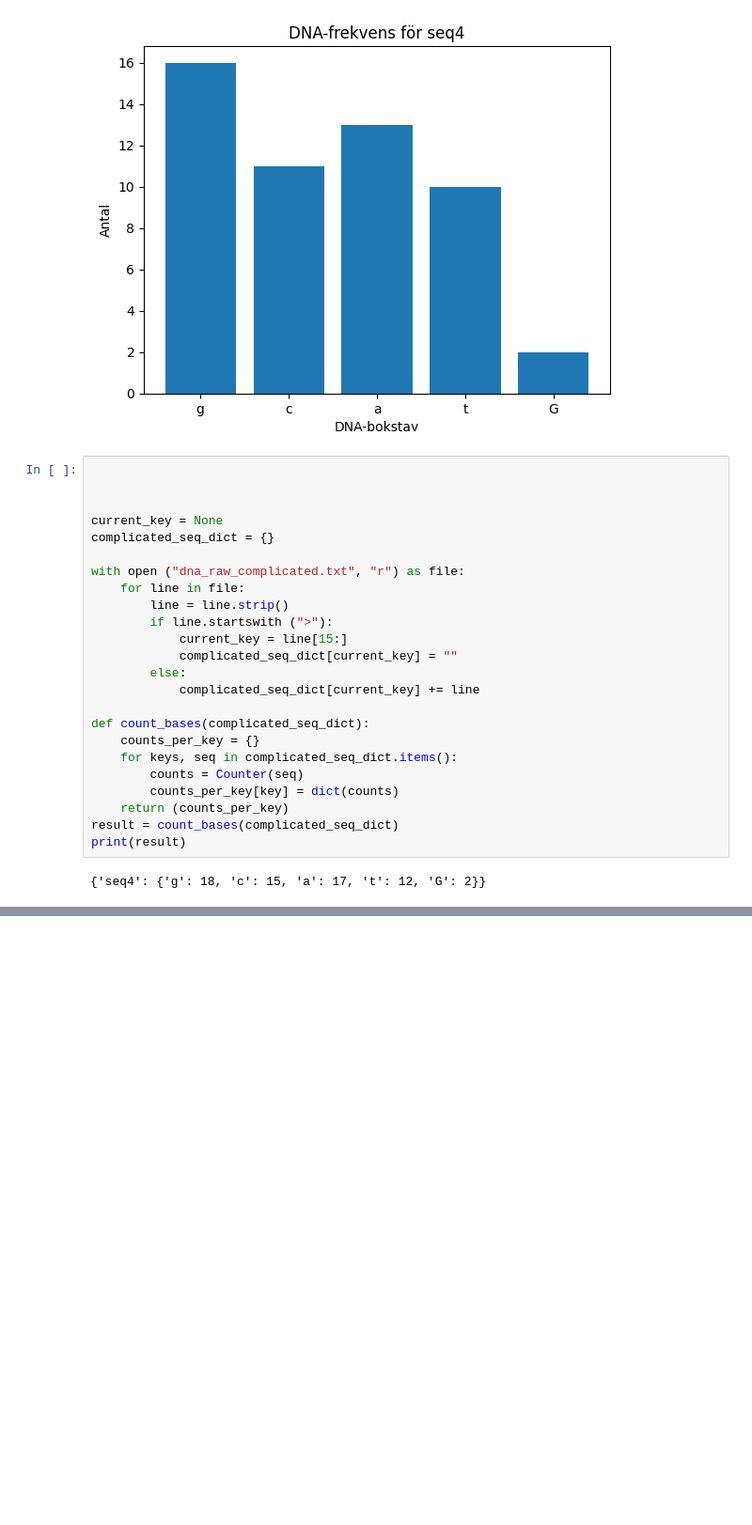
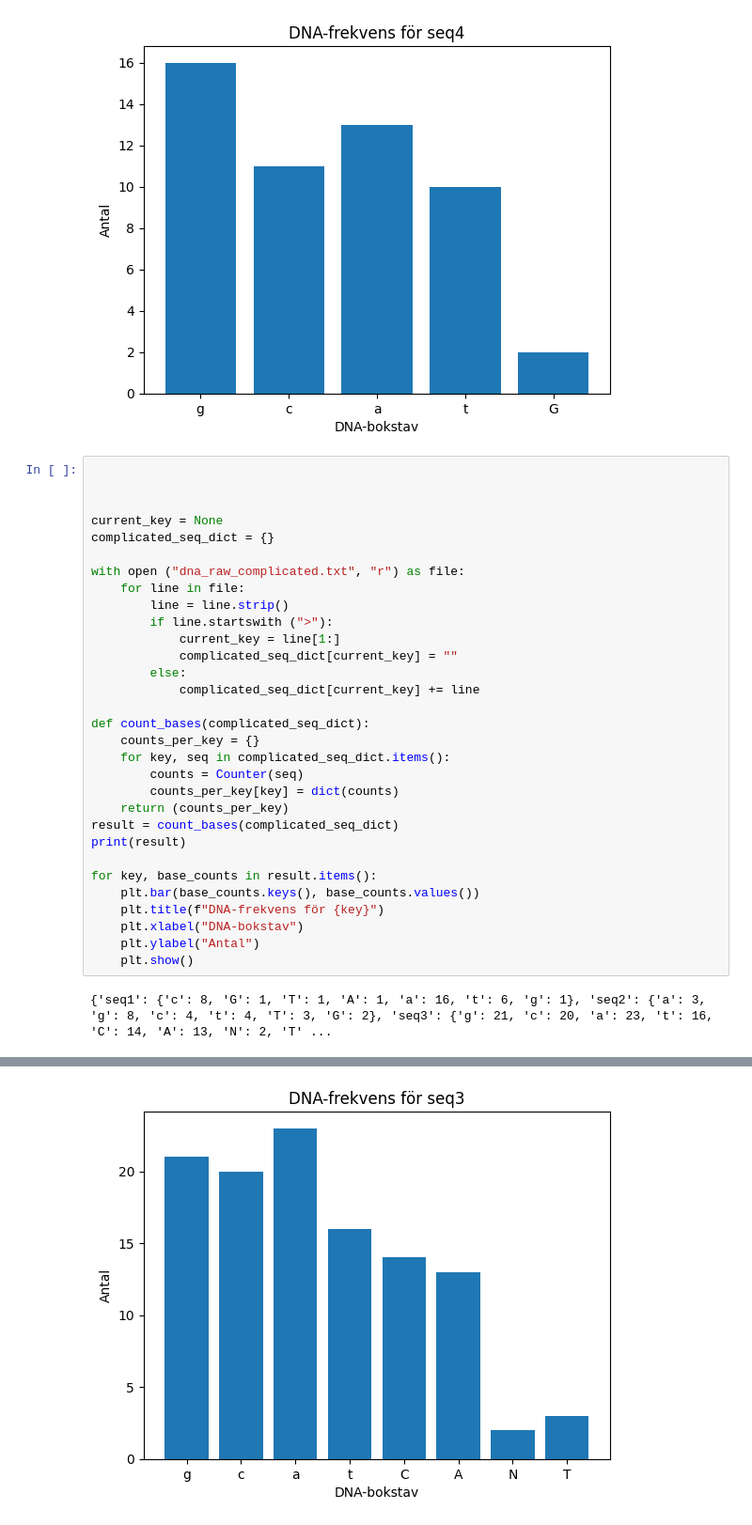
Before and after one commit to mossadhagos/python_labs_DE25, a Jupyter notebook: python_lab/first_lab.ipynb, the cells around one changed output, grey strips where cells are left out. Shown at 94% size. Saved outputs shown, nothing was run; the diff lists cells and outputs as text; blank space fills up the shorter version.

```diff
--- a/python_lab/first_lab.ipynb
+++ b/python_lab/first_lab.ipynb
@@ -59,18 +59,25 @@ with open ("dna_raw_complicated.txt", "r") as file:
     for line in file:
         line = line.strip()
         if line.startswith (">"):
-            current_key = line[15:]
+            current_key = line[1:]
             complicated_seq_dict[current_key] = ""
         else:
             complicated_seq_dict[current_key] += line
 
 def count_bases(complicated_seq_dict):
     counts_per_key = {}
-    for keys, seq in complicated_seq_dict.items():
+    for key, seq in complicated_seq_dict.items():
         counts = Counter(seq)
         counts_per_key[key] = dict(counts)
     return (counts_per_key)
 result = count_bases(complicated_seq_dict)
 print(result)
+
+for key, base_counts in result.items():
+    plt.bar(base_counts.keys(), base_counts.values())
+    plt.title(f"DNA-frekvens för {key}")
+    plt.xlabel("DNA-bokstav")
+    plt.ylabel("Antal")
+    plt.show()
 # %% [output]
-{'seq4': {'g': 18, 'c': 15, 'a': 17, 't': 12, 'G': 2}}
+{'seq1': {'c': 8, 'G': 1, 'T': 1, 'A': 1, 'a': 16, 't': 6, 'g': 1}, 'seq2': {'a': 3, 'g': 8, 'c': 4, 't': 4, 'T': 3, 'G': 2}, 'seq3': {'g': 21, 'c': 20, 'a': 23, 't': 16, 'C': 14, 'A': 13, 'N': 2, 'T' ...
@@ -76,0 +86 @@ print(result)
+[figure, added]
```
Also changed, not shown: parts of 1 cell of this notebook.
